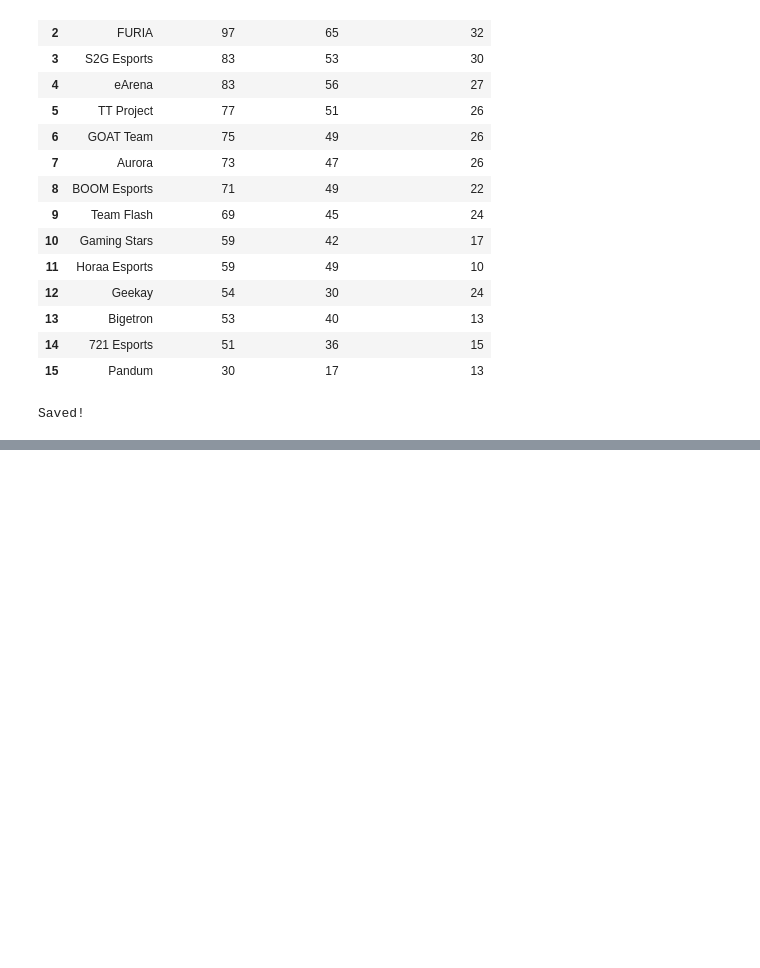
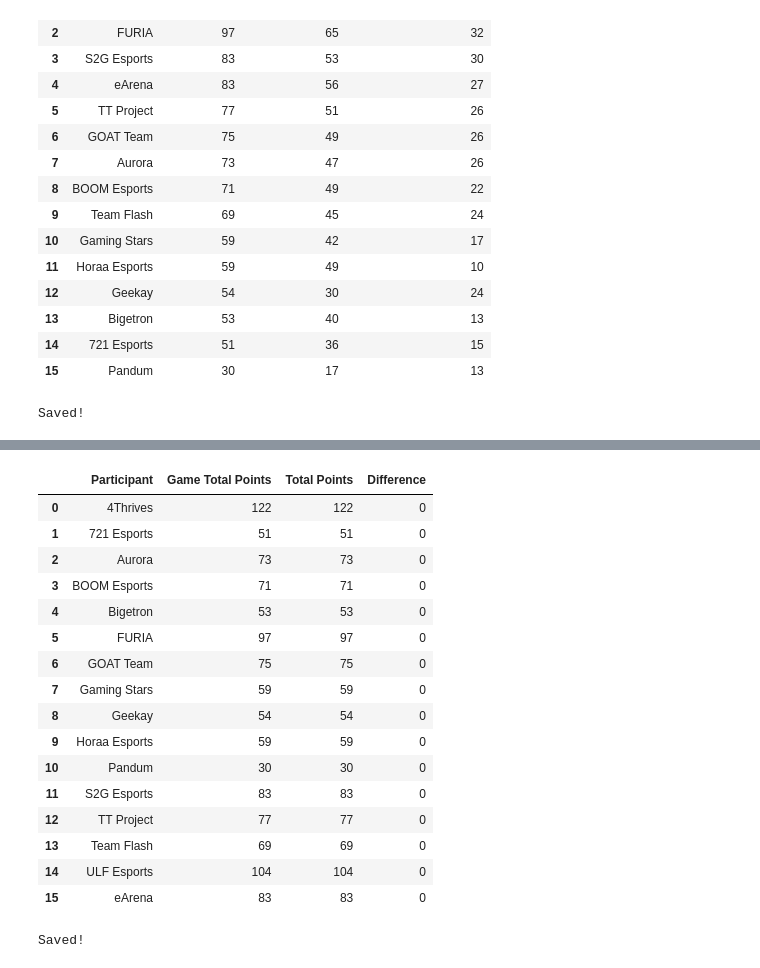
Before and after one commit to Faizan-2624/pmgo-s1-dashboards, a Jupyter notebook: notebooks/datascrap.ipynb, the cells around one changed output, grey strips where cells are left out. Cells and saved outputs as stored; diff of their text form; code cells hidden in the pictures; blank space fills up the shorter version.

```diff
--- a/notebooks/datascrap.ipynb
+++ b/notebooks/datascrap.ipynb
@@ -187,0 +264,28 @@ Saved!
+# %%
+check = games_df.groupby("Participant")["Game Total Points"].sum().reset_index()
+check = check.merge(df[["Participant", "Total Points"]], on="Participant")
+check["Difference"] = check["Total Points"] - check["Game Total Points"]
+check.sort_values("Difference", ascending=False)
+# %% [output]
+|  | Participant | Game Total Points | Total Points | Difference |
+| 0 | 4Thrives | 122 | 122 | 0 |
+| 1 | 721 Esports | 51 | 51 | 0 |
+| 2 | Aurora | 73 | 73 | 0 |
+| 3 | BOOM Esports | 71 | 71 | 0 |
+| 4 | Bigetron | 53 | 53 | 0 |
+| 5 | FURIA | 97 | 97 | 0 |
+| 6 | GOAT Team | 75 | 75 | 0 |
+| 7 | Gaming Stars | 59 | 59 | 0 |
+| 8 | Geekay | 54 | 54 | 0 |
+| 9 | Horaa Esports | 59 | 59 | 0 |
+| 10 | Pandum | 30 | 30 | 0 |
+| 11 | S2G Esports | 83 | 83 | 0 |
+| 12 | TT Project | 77 | 77 | 0 |
+| 13 | Team Flash | 69 | 69 | 0 |
+| 14 | ULF Esports | 104 | 104 | 0 |
+| 15 | eArena | 83 | 83 | 0 |
+# %%
+games_df.to_csv('../data/games_long_clean.csv', index=False)
+print("Saved!")
+# %% [output]
+Saved!
```
Also changed, not shown: parts of 6 cells of this notebook, 4 other files.
